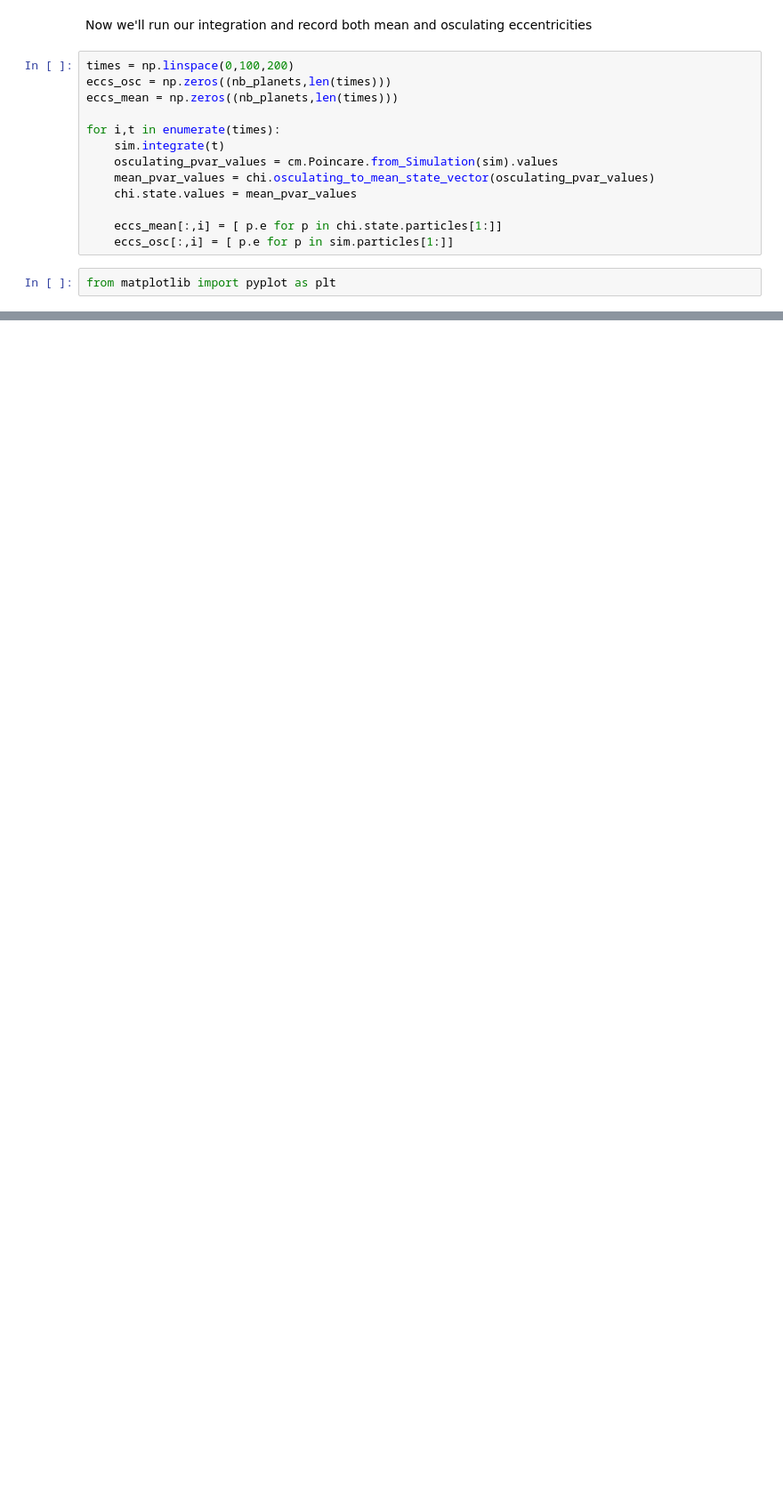
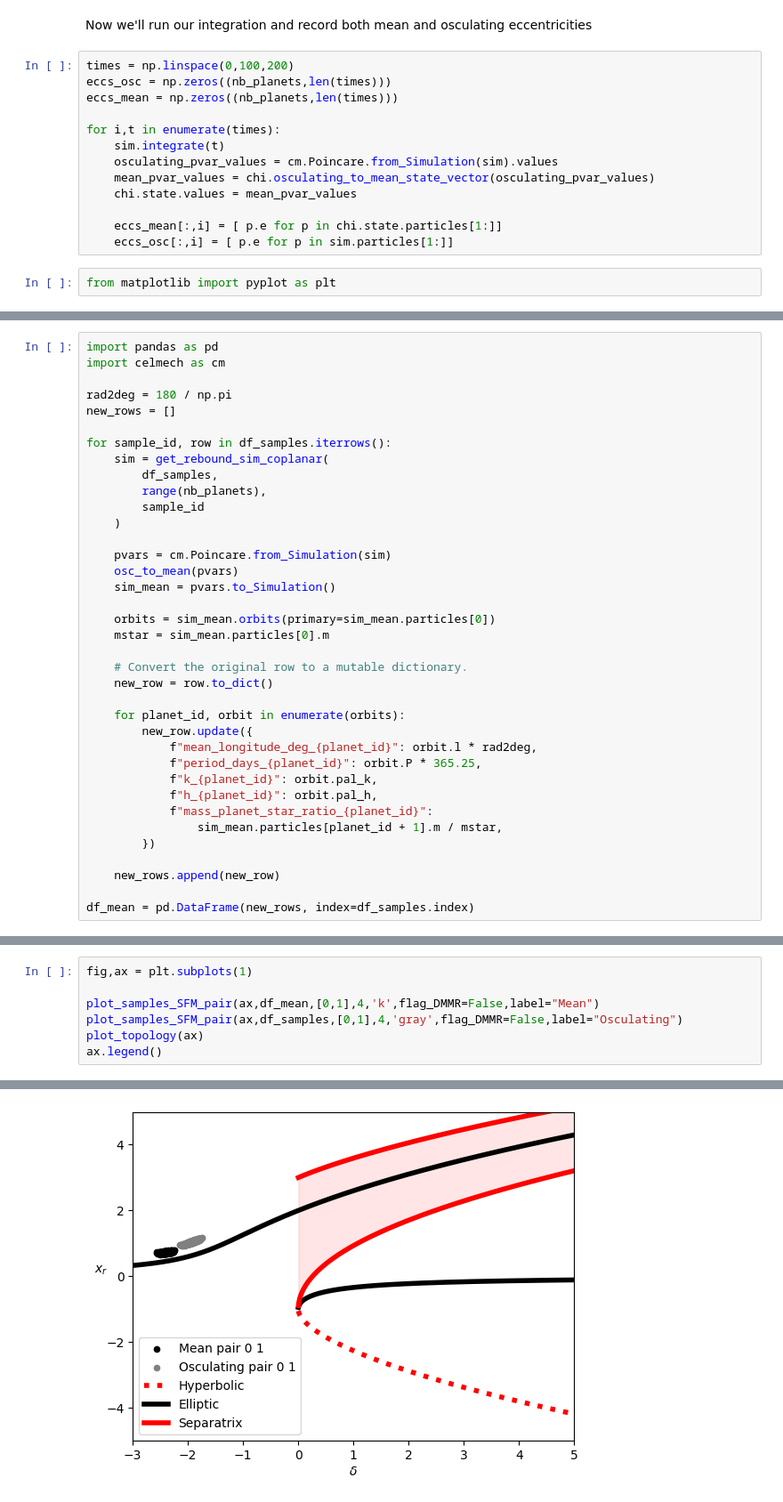
Before and after one commit to adleleu/resonantstate, a Jupyter notebook: paper1/osculating_to_mean_elements.ipynb, the cells around one changed output, grey strips where cells are left out. Shown at 89% size. Drawn from its saved outputs; the diff is of its cells as text; blank space fills up the shorter version.

```diff
--- a/paper1/osculating_to_mean_elements.ipynb
+++ b/paper1/osculating_to_mean_elements.ipynb
@@ -93,0 +199,37 @@ TODO: correct posteriors and convert to SFMR model
+# %%
+import pandas as pd
+import celmech as cm
+
+rad2deg = 180 / np.pi
+new_rows = []
+
+for sample_id, row in df_samples.iterrows():
+    sim = get_rebound_sim_coplanar(
+        df_samples,
+        range(nb_planets),
+        sample_id
+    )
+
+    pvars = cm.Poincare.from_Simulation(sim)
+    osc_to_mean(pvars)
+    sim_mean = pvars.to_Simulation()
+
+    orbits = sim_mean.orbits(primary=sim_mean.particles[0])
+    mstar = sim_mean.particles[0].m
+
+    # Convert the original row to a mutable dictionary.
+    new_row = row.to_dict()
+
+    for planet_id, orbit in enumerate(orbits):
+        new_row.update({
+            f"mean_longitude_deg_{planet_id}": orbit.l * rad2deg,
+            f"period_days_{planet_id}": orbit.P * 365.25,
+            f"k_{planet_id}": orbit.pal_k,
+            f"h_{planet_id}": orbit.pal_h,
+            f"mass_planet_star_ratio_{planet_id}":
+                sim_mean.particles[planet_id + 1].m / mstar,
+        })
+
+    new_rows.append(new_row)
+
+df_mean = pd.DataFrame(new_rows, index=df_samples.index)
@@ -93,0 +243,8 @@ TODO: correct posteriors and convert to SFMR model
+# %%
+fig,ax = plt.subplots(1)
+
+plot_samples_SFM_pair(ax,df_mean,[0,1],4,'k',flag_DMMR=False,label="Mean")
+plot_samples_SFM_pair(ax,df_samples,[0,1],4,'gray',flag_DMMR=False,label="Osculating")
+plot_topology(ax)
+ax.legend()
+# %% [output]
@@ -93,0 +252 @@ TODO: correct posteriors and convert to SFMR model
+[figure, added]
```
Also changed, not shown: parts of 19 cells of this notebook, 1 other file.
